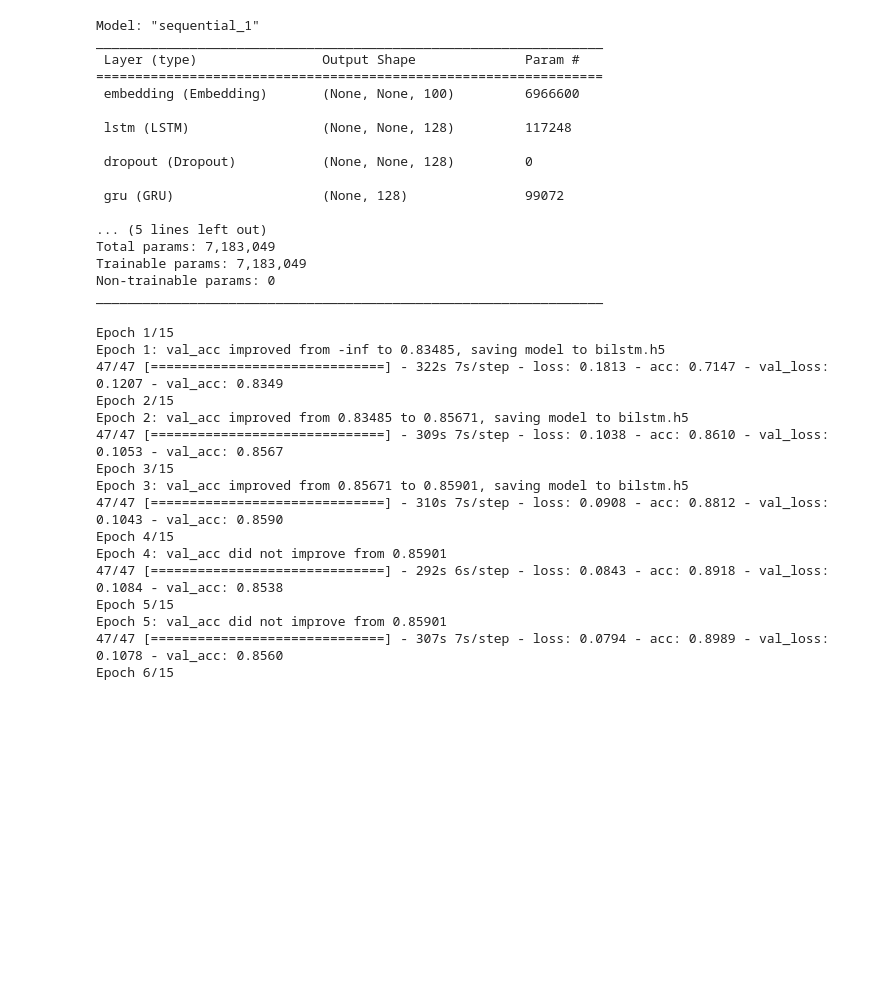
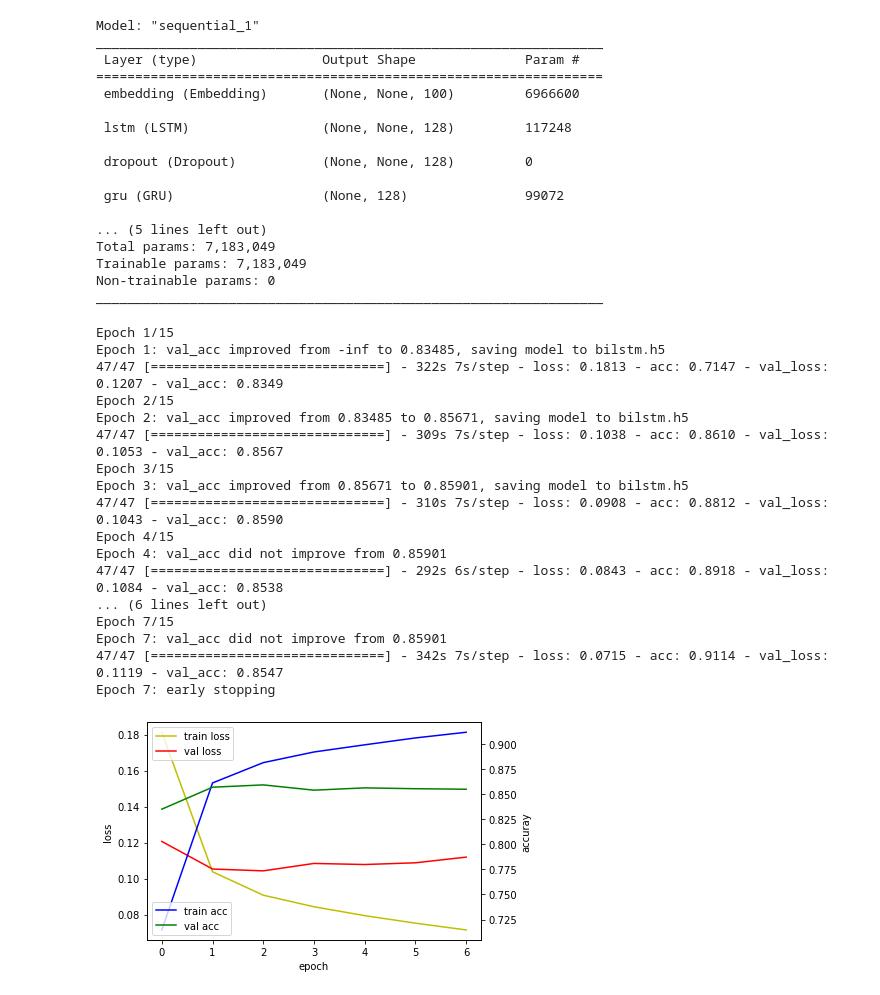
Before and after one commit to remonpie1814/CNU_Everytime_SentimentAnalysis, a Jupyter notebook: hyj/1020 감성분석용 데이터.ipynb, the cells around one changed output. Cells and saved outputs as stored; diff of their text form; code cells hidden in the pictures; blank space fills up the shorter version.

```diff
--- a/hyj/1020 감성분석용 데이터.ipynb
+++ b/hyj/1020 감성분석용 데이터.ipynb
@@ -373,7 +375,7 @@ Non-trainable params: 0
 _________________________________________________________________
 # %%
 es = EarlyStopping(monitor='val_loss', mode='min', verbose=1, patience=4)
-mc = ModelCheckpoint('bilstm.h5', monitor='val_acc', mode='max', verbose=1, save_best_only=True)
+mc = ModelCheckpoint('LSTMGRU.h5', monitor='val_acc', mode='max', verbose=1, save_best_only=True)
 
 model.compile(optimizer='adam', loss='mse', metrics=['acc'])
 history = model.fit(X_train2, Y_train, epochs=15, callbacks=[es, mc], batch_size=6000, validation_split=0.2)
@@ -390,7 +392,32 @@ Epoch 3: val_acc improved from 0.85671 to 0.85901, saving model to bilstm.h5
 Epoch 4/15
 Epoch 4: val_acc did not improve from 0.85901
 47/47 [==============================] - 292s 6s/step - loss: 0.0843 - acc: 0.8918 - val_loss: 0.1084 - val_acc: 0.8538
-Epoch 5/15
-Epoch 5: val_acc did not improve from 0.85901
-47/47 [==============================] - 307s 7s/step - loss: 0.0794 - acc: 0.8989 - val_loss: 0.1078 - val_acc: 0.8560
-Epoch 6/15
+... (6 lines left out)
+Epoch 7/15
+Epoch 7: val_acc did not improve from 0.85901
+47/47 [==============================] - 342s 7s/step - loss: 0.0715 - acc: 0.9114 - val_loss: 0.1119 - val_acc: 0.8547
+Epoch 7: early stopping
+# %%
+%matplotlib inline
+import matplotlib.pyplot as plt
+
+fig, loss_ax = plt.subplots()
+
+acc_ax = loss_ax.twinx()
+
+loss_ax.plot(history.history['loss'], 'y', label='train loss')
+loss_ax.plot(history.history['val_loss'], 'r', label='val loss')
+
+acc_ax.plot(history.history['acc'], 'b', label='train acc')
+acc_ax.plot(history.history['val_acc'], 'g', label='val acc')
+
+loss_ax.set_xlabel('epoch')
+loss_ax.set_ylabel('loss')
+acc_ax.set_ylabel('accuray')
+
+loss_ax.legend(loc='upper left')
+acc_ax.legend(loc='lower left')
+
+plt.show()
+# %% [output]
+[figure, added]
```
Also changed, not shown: parts of 9 cells of this notebook.
